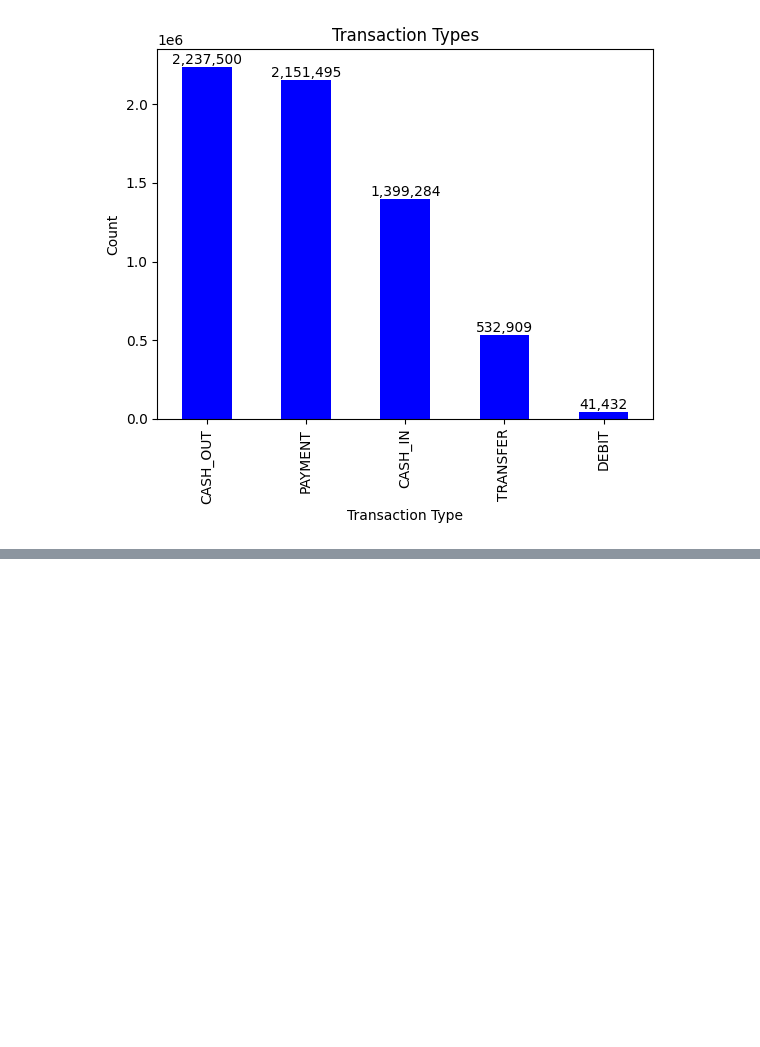
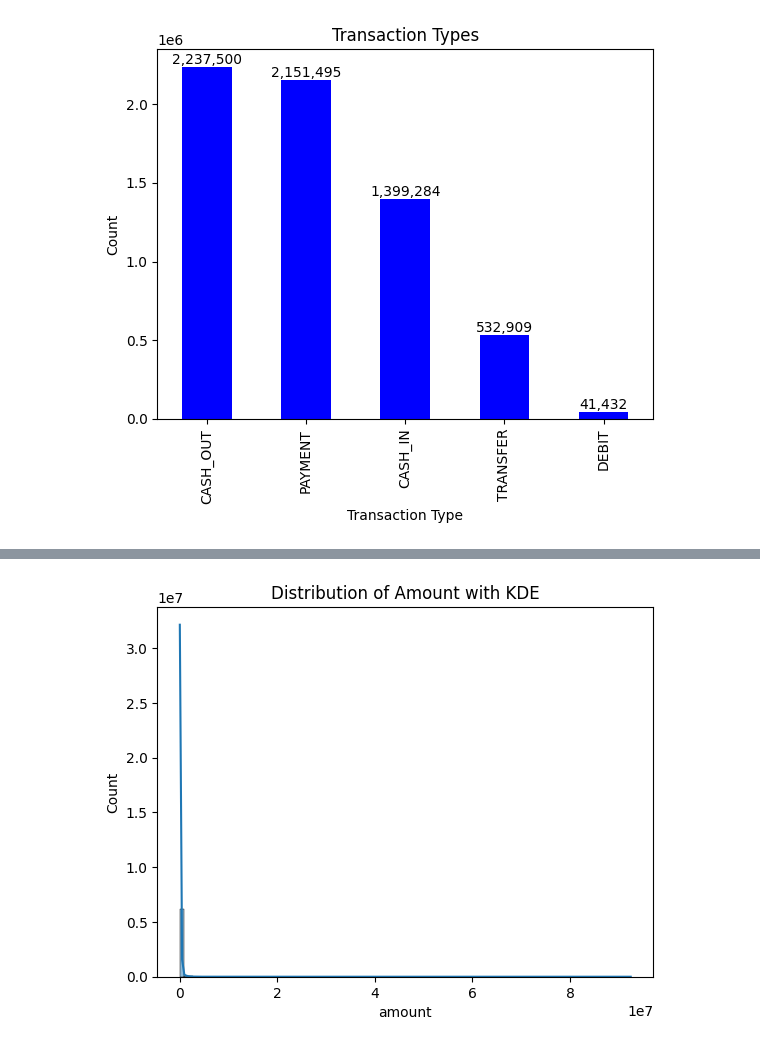
Before and after one commit to samueladitya/bank-fraud-detection, a Jupyter notebook: model_analysis.ipynb, the cells around one changed output, grey strips where cells are left out. Saved outputs shown, nothing was run; the diff lists cells and outputs as text; code cells hidden in the pictures; blank space fills up the shorter version.

```diff
--- a/model_analysis.ipynb
+++ b/model_analysis.ipynb
@@ -101,0 +127,6 @@ plt.show()
+# %%
+sns.histplot(df['amount'], kde=True, bins=100)
+plt.title("Distribution of Amount with KDE")
+plt.show()
+# %% [output]
+[figure, added]
```
Also changed, not shown: parts of 5 cells of this notebook.
